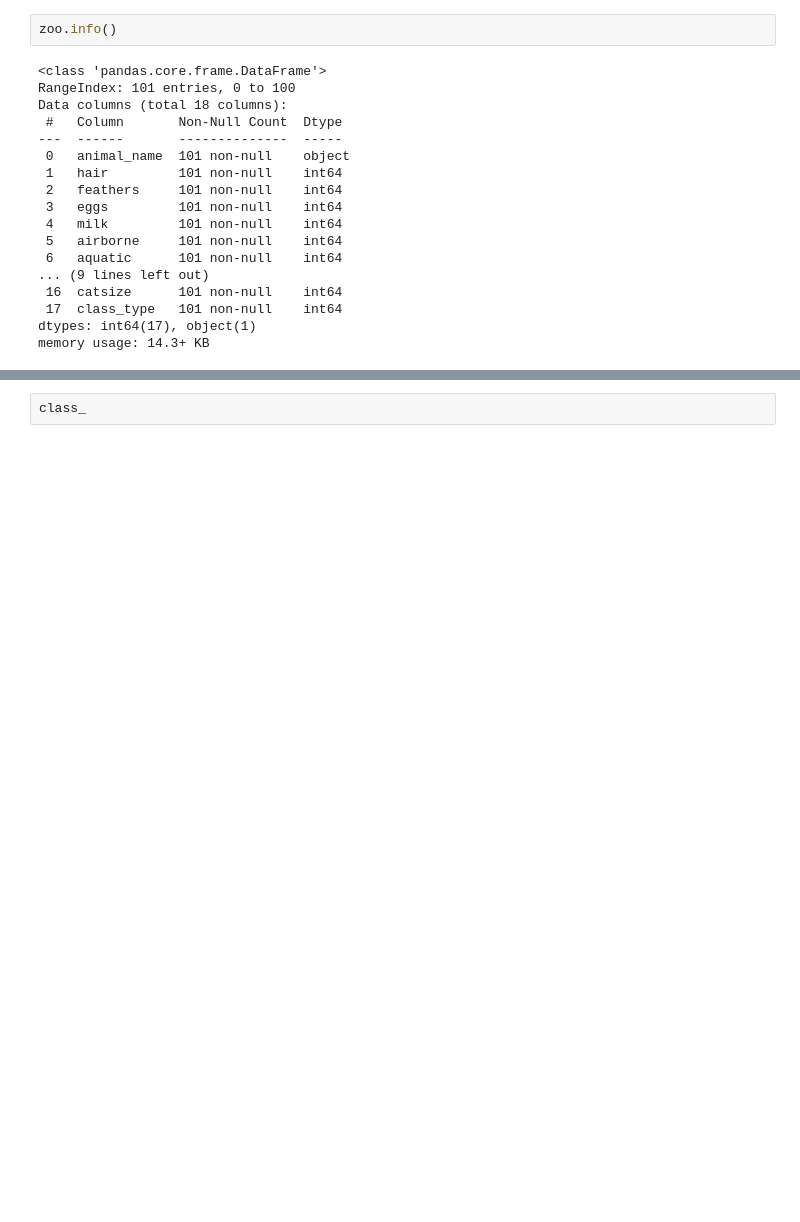
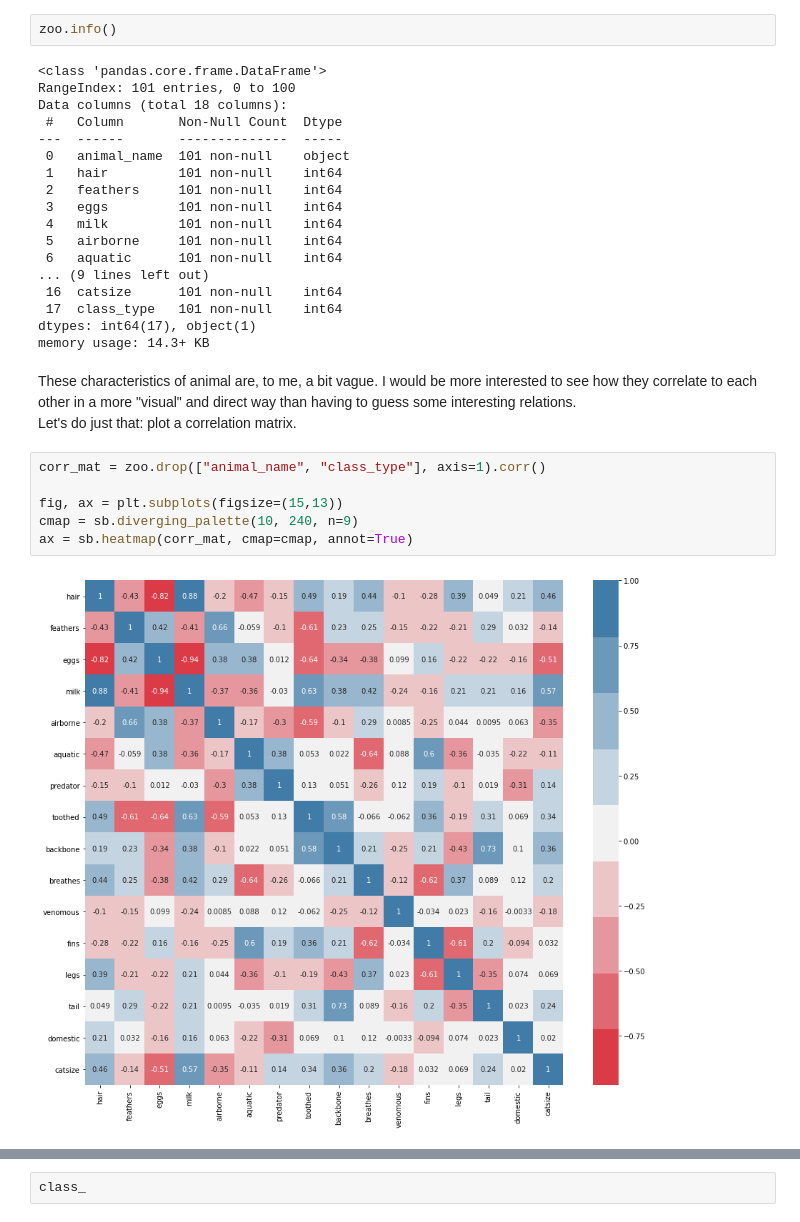
Before and after one commit to DavMrc/Machine-Learning, a Jupyter notebook: Zoo animals classification.ipynb, the cells around one changed output, grey strips where cells are left out. Saved outputs shown, nothing was run; the diff lists cells and outputs as text; blank space fills up the shorter version.

Commit message:
Completed zoo animals

```diff
--- a/Zoo animals classification.ipynb
+++ b/Zoo animals classification.ipynb
@@ -39,3 +78,14 @@ Data columns (total 18 columns):
  17  class_type   101 non-null    int64
 dtypes: int64(17), object(1)
 memory usage: 14.3+ KB
+# %% [markdown]
+These characteristics of animal are, to me, a bit vague. I would be more interested to see how they correlate to each other in a more "visual" and direct way than having to guess some interesting relations.
+Let's do just that: plot a correlation matrix.
+# %%
+corr_mat = zoo.drop(["animal_name", "class_type"], axis=1).corr()
+
+fig, ax = plt.subplots(figsize=(15,13))
+cmap = sb.diverging_palette(10, 240, n=9)
+ax = sb.heatmap(corr_mat, cmap=cmap, annot=True)
+# %% [output]
+[figure, added]
```
Also changed, not shown: parts of 26 cells of this notebook.
